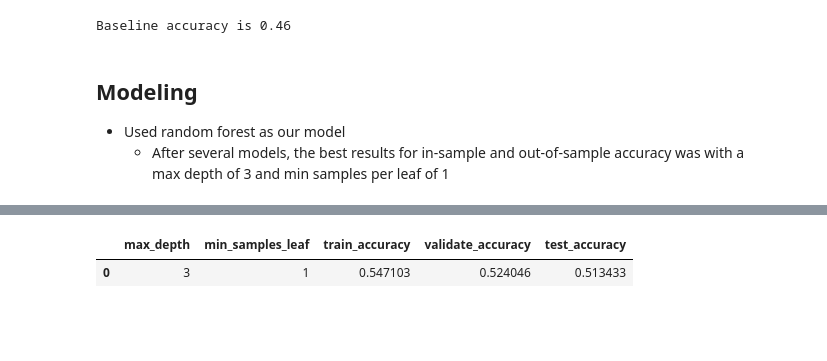
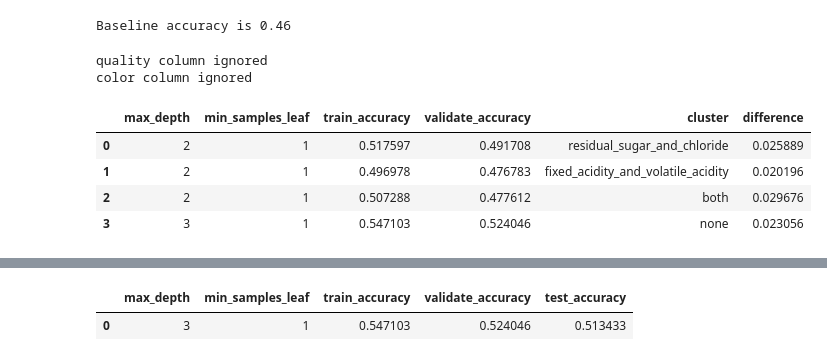
Before and after one commit to Taste-the-Vines/Wine-Quality-Project, a Jupyter notebook: final notebook.ipynb, the cells around one changed output, grey strips where cells are left out. Drawn from its saved outputs; the diff is of its cells as text; code cells hidden in the pictures; blank space fills up the shorter version.

```diff
--- a/final notebook.ipynb
+++ b/final notebook.ipynb
@@ -185,7 +200,14 @@ mod.cluster_2(train)
 mod.baseline(train, y_train)
 # %% [output]
 Baseline accuracy is 0.46
-# %% [markdown]
-## Modeling
-* Used random forest as our model
-    * After several models, the best results for in-sample and out-of-sample accuracy was with a max depth of 3 and min samples per leaf of 1
+# %%
+metrics= mod.model_info()
+metrics
+# %% [output]
+quality column ignored
+color column ignored
+|  | max_depth | min_samples_leaf | train_accuracy | validate_accuracy | cluster | difference |
+| 0 | 2 | 1 | 0.517597 | 0.491708 | residual_sugar_and_chloride | 0.025889 |
+| 1 | 2 | 1 | 0.496978 | 0.476783 | fixed_acidity_and_volatile_acidity | 0.020196 |
+| 2 | 2 | 1 | 0.507288 | 0.477612 | both | 0.029676 |
+| 3 | 3 | 1 | 0.547103 | 0.524046 | none | 0.023056 |
```
Also changed, not shown: parts of 8 cells of this notebook, 3 other files.
